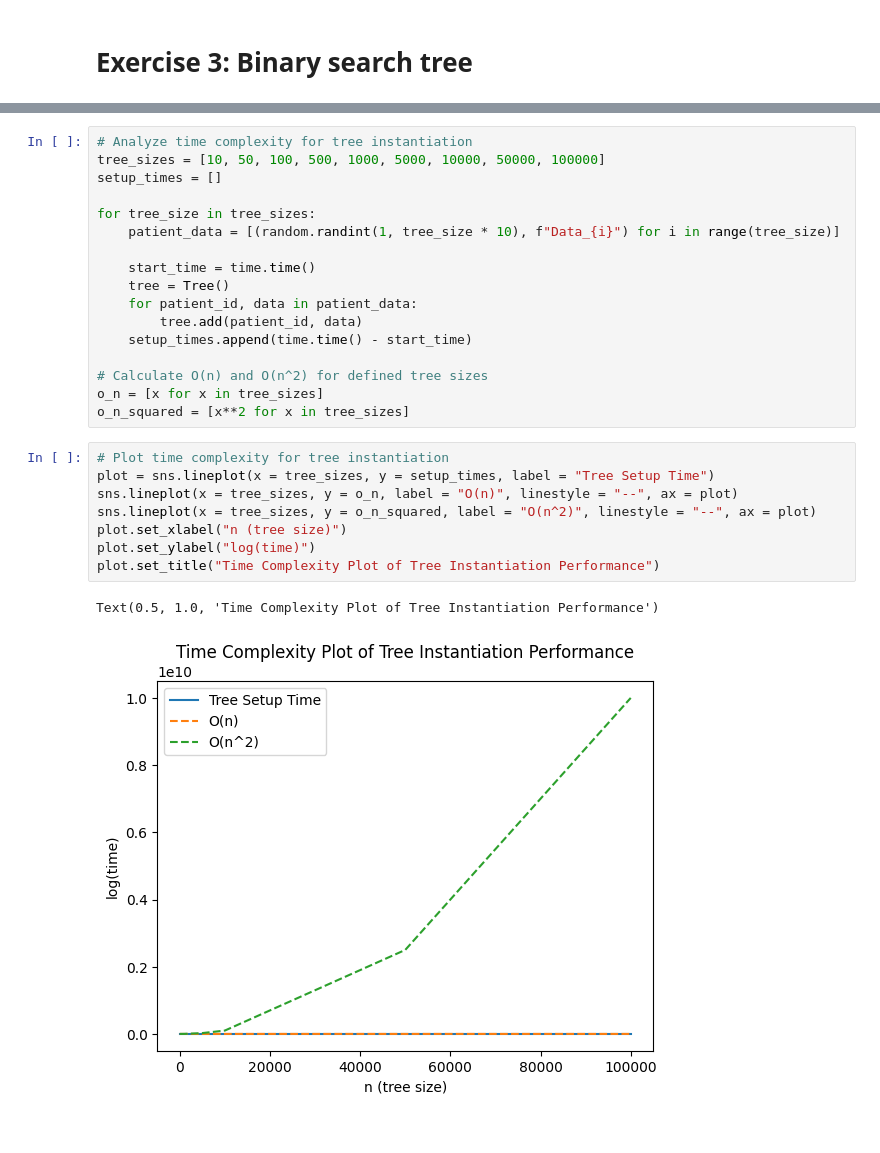
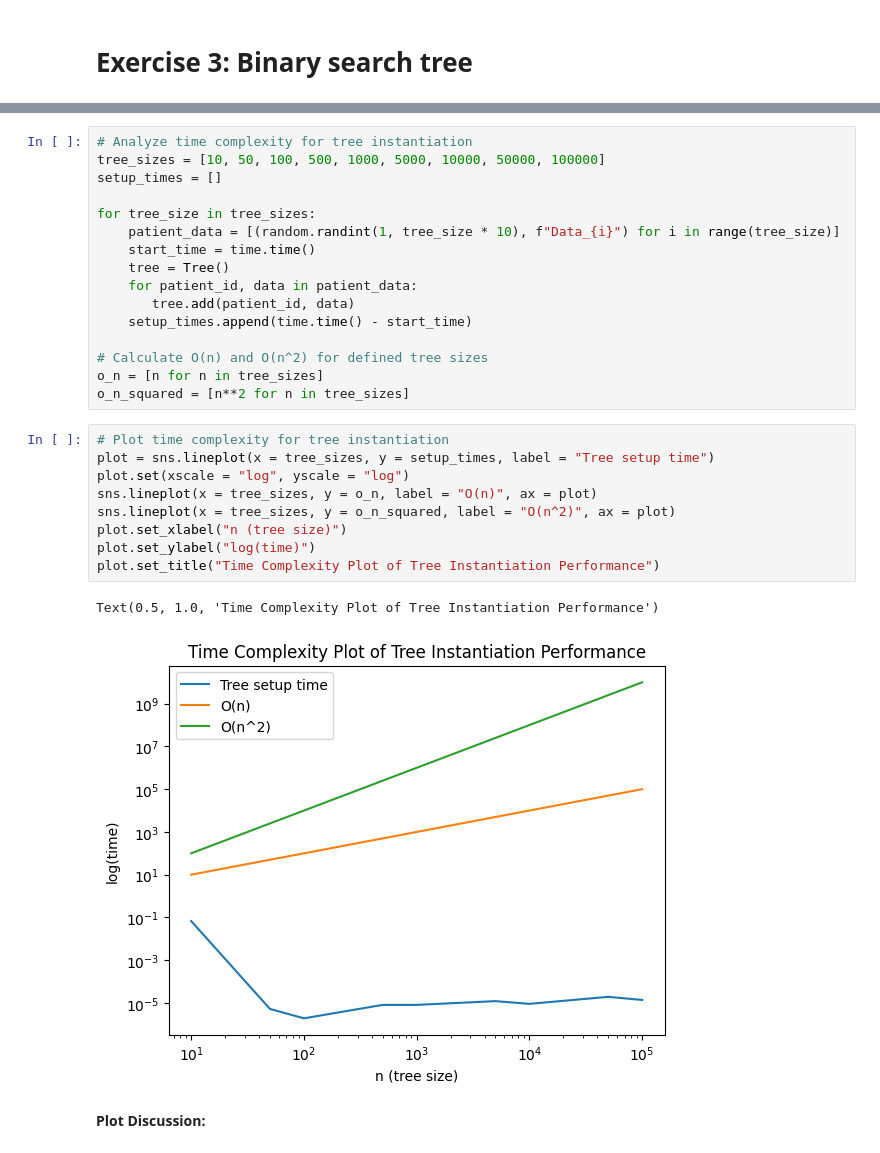
Before and after one commit to kevinwjin/cbb634, a Jupyter notebook: pset_2/exercise_3.ipynb, the cells around one changed output, grey strips where cells are left out. Drawn from its saved outputs; the diff is of its cells as text.

Commit message:
Add test data discussion

```diff
--- a/pset_2/exercise_3.ipynb
+++ b/pset_2/exercise_3.ipynb
@@ -121,24 +127,26 @@ setup_times = []
 
 for tree_size in tree_sizes:
     patient_data = [(random.randint(1, tree_size * 10), f"Data_{i}") for i in range(tree_size)]
-
     start_time = time.time()
     tree = Tree()
     for patient_id, data in patient_data:
-        tree.add(patient_id, data)
+       tree.add(patient_id, data)
     setup_times.append(time.time() - start_time)
 
 # Calculate O(n) and O(n^2) for defined tree sizes
-o_n = [x for x in tree_sizes]
-o_n_squared = [x**2 for x in tree_sizes]
+o_n = [n for n in tree_sizes]
+o_n_squared = [n**2 for n in tree_sizes]
 # %%
 # Plot time complexity for tree instantiation
-plot = sns.lineplot(x = tree_sizes, y = setup_times, label = "Tree Setup Time")
-sns.lineplot(x = tree_sizes, y = o_n, label = "O(n)", linestyle = "--", ax = plot)
-sns.lineplot(x = tree_sizes, y = o_n_squared, label = "O(n^2)", linestyle = "--", ax = plot)
+plot = sns.lineplot(x = tree_sizes, y = setup_times, label = "Tree setup time")
+plot.set(xscale = "log", yscale = "log")
+sns.lineplot(x = tree_sizes, y = o_n, label = "O(n)", ax = plot)
+sns.lineplot(x = tree_sizes, y = o_n_squared, label = "O(n^2)", ax = plot)
 plot.set_xlabel("n (tree size)")
 plot.set_ylabel("log(time)")
 plot.set_title("Time Complexity Plot of Tree Instantiation Performance")
 # %% [output]
 Text(0.5, 1.0, 'Time Complexity Plot of Tree Instantiation Performance')
-[figure, old version]
+[figure, new version]
+# %% [markdown]
+**Plot Discussion:**
```
Also changed, not shown: parts of 6 cells of this notebook.
